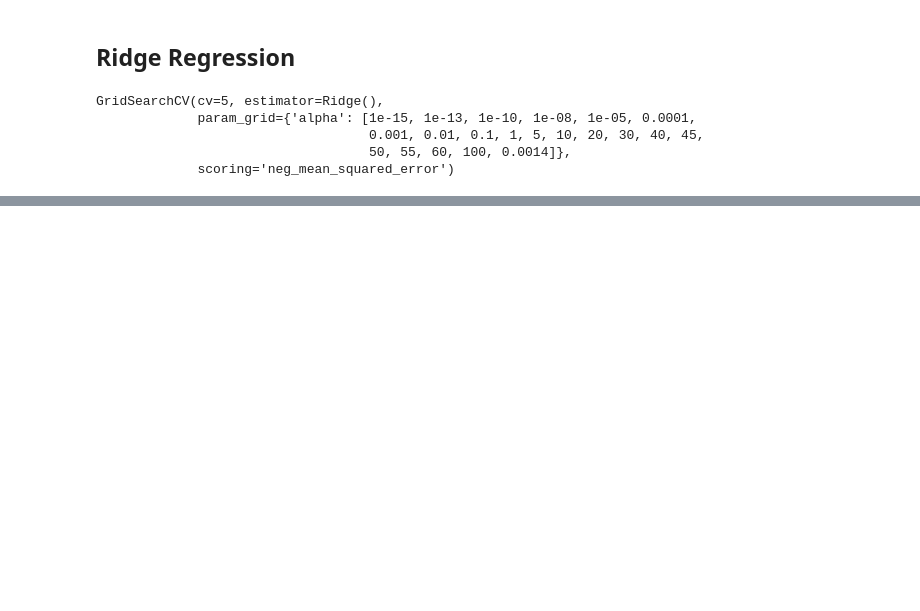
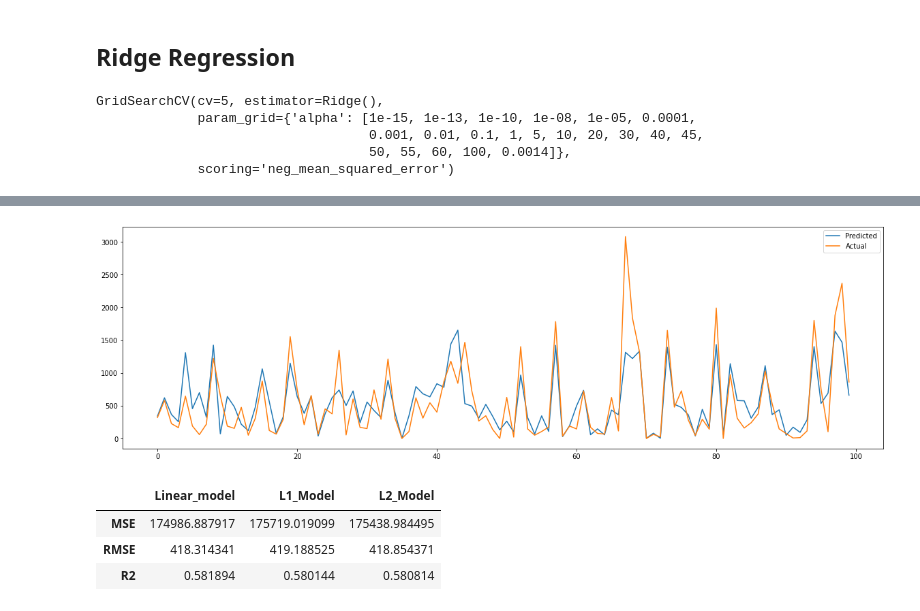
Before and after one commit to solankinitin1210/Capstone-Project-Bike-Sharing-Demand-Prediction, a Jupyter notebook: Bike_Sharing_Demand_Prediction_Capstone_Project.ipynb, the cells around one changed output, grey strips where cells are left out. Drawn from its saved outputs; the diff is of its cells as text; code cells hidden in the pictures; blank space fills up the shorter version.

```diff
--- a/Bike_Sharing_Demand_Prediction_Capstone_Project.ipynb
+++ b/Bike_Sharing_Demand_Prediction_Capstone_Project.ipynb
@@ -475,0 +480,2 @@ df.head()
+# %%
+df2=pd.get_dummies(df2,columns=['Hour'])
@@ -634,3 +702,19 @@ R2 Score is 0.581713679336908
+# %%
+plt.figure(figsize=(20,6))
+plt.plot((y_test_pred**2)[:100])
+plt.plot(np.array(y_test**2)[:100])
+plt.legend(["Predicted","Actual"])
+plt.show()
+# %% [output]
+[figure, added]
 # %%
 #Append Data to score table
 Score_Table['L2_Model']={'MSE':MSE,'RMSE':RMSE,'R2':R2}
+# %%
+x=pd.DataFrame(Score_Table)
+x
+# %% [output]
+|  | Linear_model | L1_Model | L2_Model |
+| MSE | 174986.887917 | 175719.019099 | 175438.984495 |
+| RMSE | 418.314341 | 419.188525 | 418.854371 |
+| R2 | 0.581894 | 0.580144 | 0.580814 |
```
Also changed, not shown: parts of 25 cells of this notebook.
